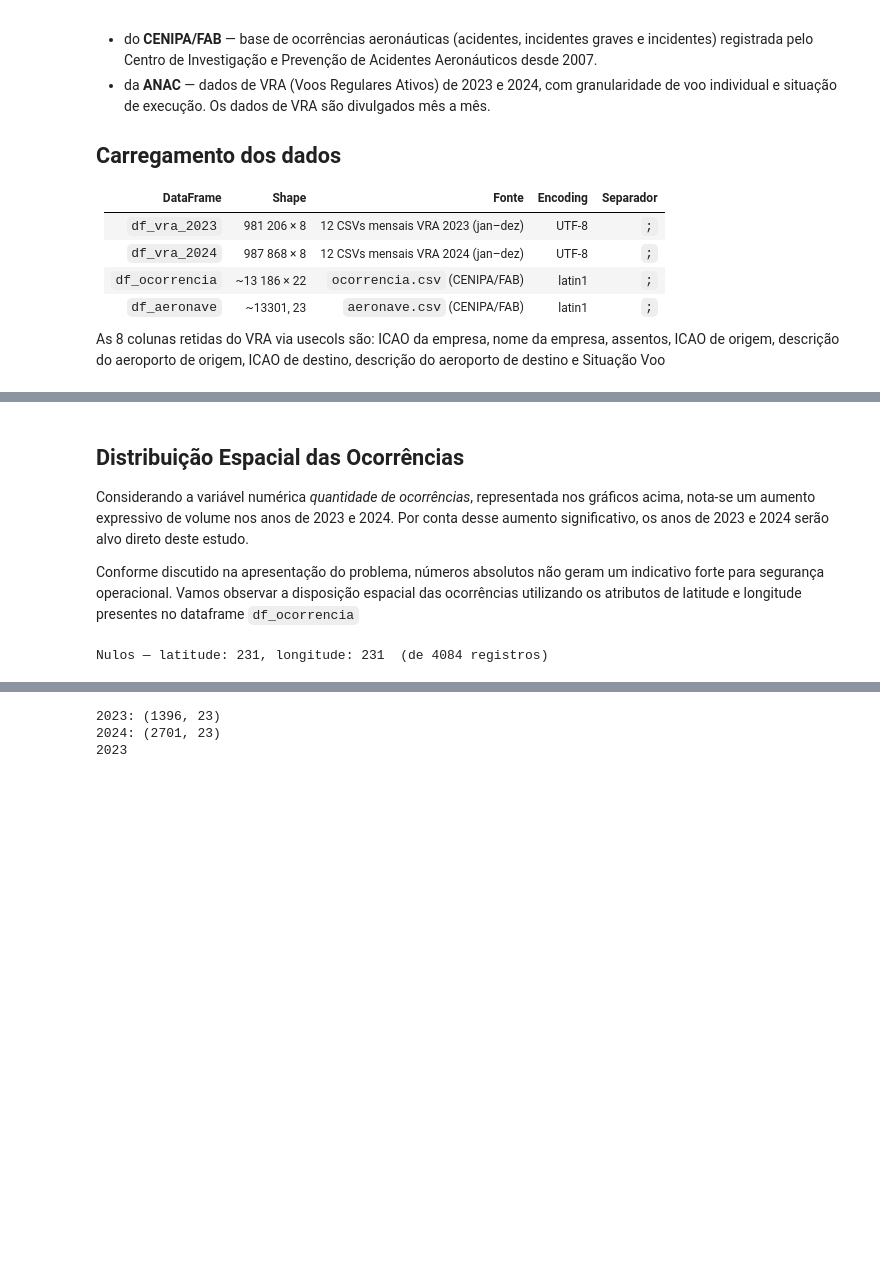
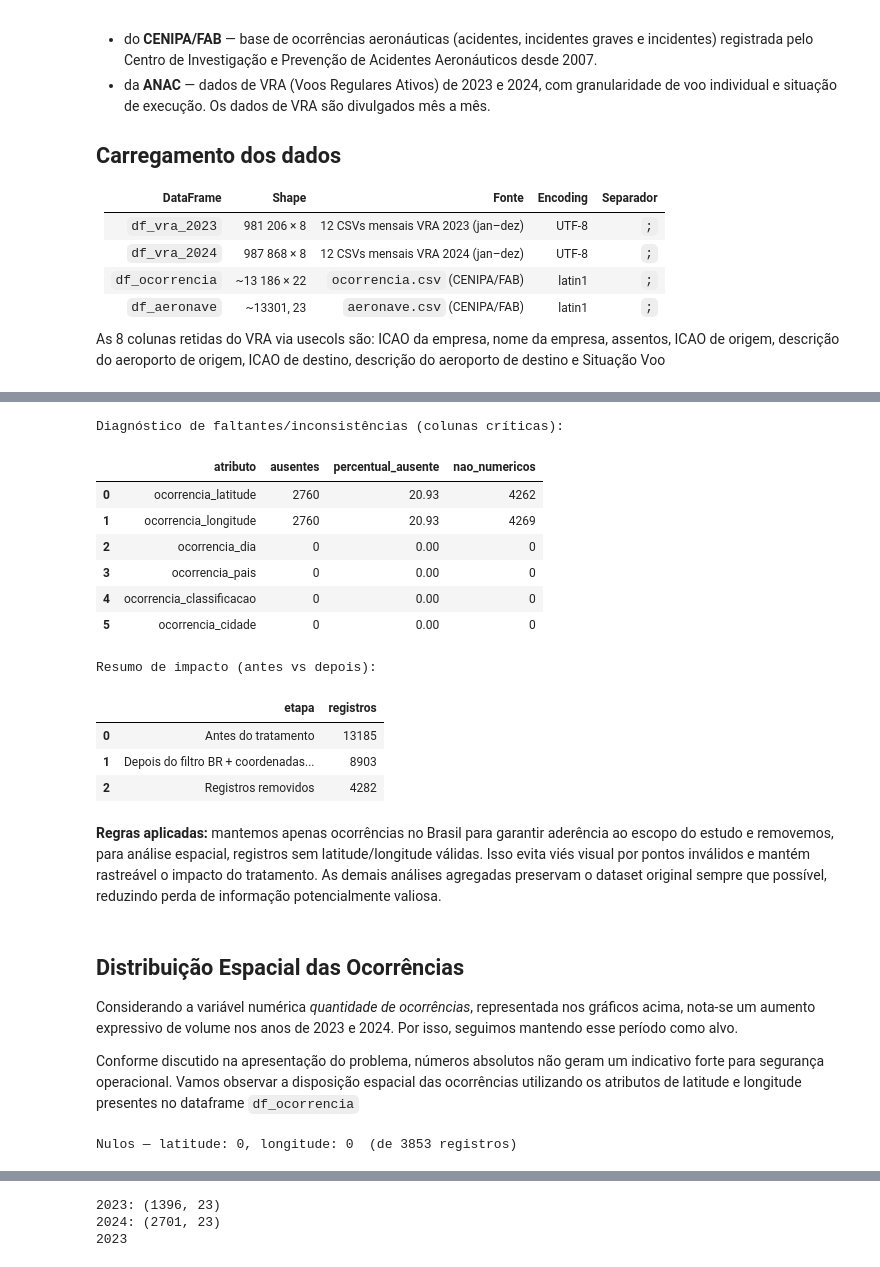
Before and after one commit to fmariane/sprint1-mvp, a Jupyter notebook: source/mvp.ipynb, the cells around one changed output, grey strips where cells are left out. Drawn from its saved outputs; the diff is of its cells as text; code cells hidden in the pictures; blank space fills up the shorter version.

````diff
--- a/source/mvp.ipynb
+++ b/source/mvp.ipynb
@@ -185,7 +243,77 @@ ocorrencias_seg_ano.show()
+# %%
+# diagnostico de faltantes/inconsistencias + antes vs depois
+colunas_criticas = [
+    c for c in [
+        'ocorrencia_dia',
+        'ocorrencia_pais',
+        'ocorrencia_classificacao',
+        'ocorrencia_cidade',
+        'ocorrencia_latitude',
+        'ocorrencia_longitude',
+    ]
+    if c in df_ocorrencia.columns
+]
+
+diag = pd.DataFrame({
+    'atributo': colunas_criticas,
+    'ausentes': [df_ocorrencia[c].isna().sum() for c in colunas_criticas],
+    'percentual_ausente': [round(df_ocorrencia[c].isna().mean() * 100, 2) for c in colunas_criticas],
+})
+
+# inconsistência numérica em coordenadas
+if 'ocorrencia_latitude' in df_ocorrencia.columns:
+    lat_num = pd.to_numeric(df_ocorrencia['ocorrencia_latitude'], errors='coerce')
+    diag.loc[diag['atributo'] == 'ocorrencia_latitude', 'nao_numericos'] = lat_num.isna().sum()
+if 'ocorrencia_longitude' in df_ocorrencia.columns:
+    lon_num = pd.to_numeric(df_ocorrencia['ocorrencia_longitude'], errors='coerce')
+    diag.loc[diag['atributo'] == 'ocorrencia_longitude', 'nao_numericos'] = lon_num.isna().sum()
+
+diag['nao_numericos'] = diag['nao_numericos'].fillna(0).astype(int)
+
+# regras de tratamento para analise espacial
+antes_total = len(df_ocorrencia)
+df_espacial = df_ocorrencia.copy()
+
+if 'ocorrencia_pais' in df_espacial.columns:
+    df_espacial = df_espacial[df_espacial['ocorrencia_pais'].astype(str).str.upper() == 'BRASIL']
+
+if 'ocorrencia_latitude' in df_espacial.columns and 'ocorrencia_longitude' in df_espacial.columns:
+    df_espacial['ocorrencia_latitude'] = pd.to_numeric(df_espacial['ocorrencia_latitude'], errors='coerce')
+    df_espacial['ocorrencia_longitude'] = pd.to_numeric(df_espacial['ocorrencia_longitude'], errors='coerce')
+    df_espacial = df_espacial.dropna(subset=['ocorrencia_latitude', 'ocorrencia_longitude'])
+
+depois_total = len(df_espacial)
+
+antes_depois = pd.DataFrame([
+    {'etapa': 'Antes do tratamento', 'registros': antes_total},
+    {'etapa': 'Depois do filtro BR + coordenadas válidas', 'registros': depois_total},
+    {'etapa': 'Registros removidos', 'registros': antes_total - depois_total},
+])
+
+print('Diagnóstico de faltantes/inconsistências (colunas críticas):')
+display(diag.sort_values('percentual_ausente', ascending=False).reset_index(drop=True))
+print('Resumo de impacto (antes vs depois):')
+display(antes_depois)
+# %% [output]
+Diagnóstico de faltantes/inconsistências (colunas críticas):
+|  | atributo | ausentes | percentual_ausente | nao_numericos |
+| 0 | ocorrencia_latitude | 2760 | 20.93 | 4262 |
+| 1 | ocorrencia_longitude | 2760 | 20.93 | 4269 |
+| 2 | ocorrencia_dia | 0 | 0.00 | 0 |
+| 3 | ocorrencia_pais | 0 | 0.00 | 0 |
+| 4 | ocorrencia_classificacao | 0 | 0.00 | 0 |
+| 5 | ocorrencia_cidade | 0 | 0.00 | 0 |
+Resumo de impacto (antes vs depois):
+|  | etapa | registros |
+| 0 | Antes do tratamento | 13185 |
+| 1 | Depois do filtro BR + coordenadas... | 8903 |
+| 2 | Registros removidos | 4282 |
+# %% [markdown]
+**Regras aplicadas:** mantemos apenas ocorrências no Brasil para garantir aderência ao escopo do estudo e removemos, para análise espacial, registros sem latitude/longitude válidas. Isso evita viés visual por pontos inválidos e mantém rastreável o impacto do tratamento. As demais análises agregadas preservam o dataset original sempre que possível, reduzindo perda de informação potencialmente valiosa.
 # %% [markdown]
 ## Distribuição Espacial das Ocorrências
 Considerando a variável numérica _quantidade de ocorrências_, representada nos gráficos acima, nota-se um aumento expressivo de volume nos anos de 2023 e 2024.
-Por conta desse aumento significativo, os anos de 2023 e 2024 serão alvo direto deste estudo.
+Por isso, seguimos mantendo esse período como alvo.
 
 Conforme discutido na apresentação do problema, números absolutos não geram um indicativo forte para segurança operacional. Vamos observar a disposição espacial das ocorrências utilizando os atributos de latitude e longitude presentes no dataframe ```df_ocorrencia```
 # %%
@@ -194,11 +322,7 @@ Conforme discutido na apresentação do problema, números absolutos não geram
 import math
 from utils.dataframe_operations import filter_by_year
 
-df_ocorrencia_brasil = df_ocorrencia[
-    df_ocorrencia['ocorrencia_pais'].str.upper() == 'BRASIL'
-]
-
-df_ocorrencia_brasil = filter_by_year(df_ocorrencia_brasil, 'ocorrencia_dia', [2023, 2024])
+df_ocorrencia_brasil = filter_by_year(df_espacial, 'ocorrencia_dia', [2023, 2024])
 
 null_lat = pd.to_numeric(df_ocorrencia_brasil['ocorrencia_latitude'], errors='coerce').isna().sum()
 null_lon = pd.to_numeric(df_ocorrencia_brasil['ocorrencia_longitude'], errors='coerce').isna().sum()
@@ -267,7 +391,7 @@ dist_espacial_ocorrencias.update_layout(
 
 dist_espacial_ocorrencias.show()
 # %% [output]
-Nulos — latitude: 231, longitude: 231  (de 4084 registros)
+Nulos — latitude: 0, longitude: 0  (de 3853 registros)
 # %% [markdown]
 ### Disposição da distribuição espacial
 
````
Also changed, not shown: parts of 65 cells of this notebook.
